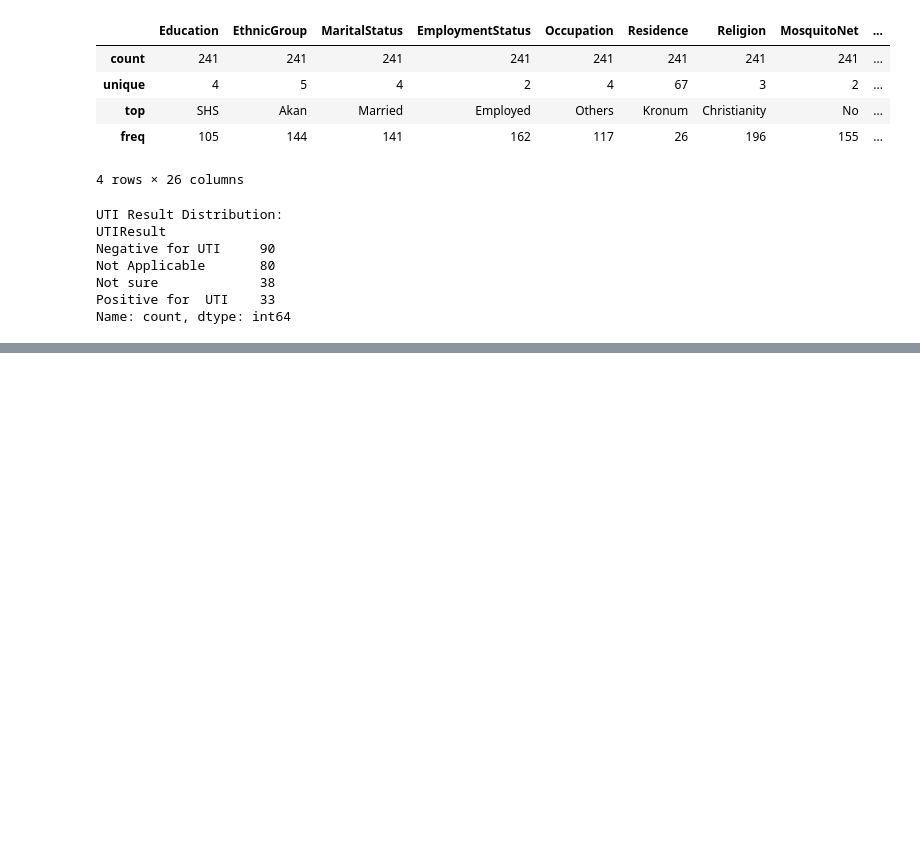
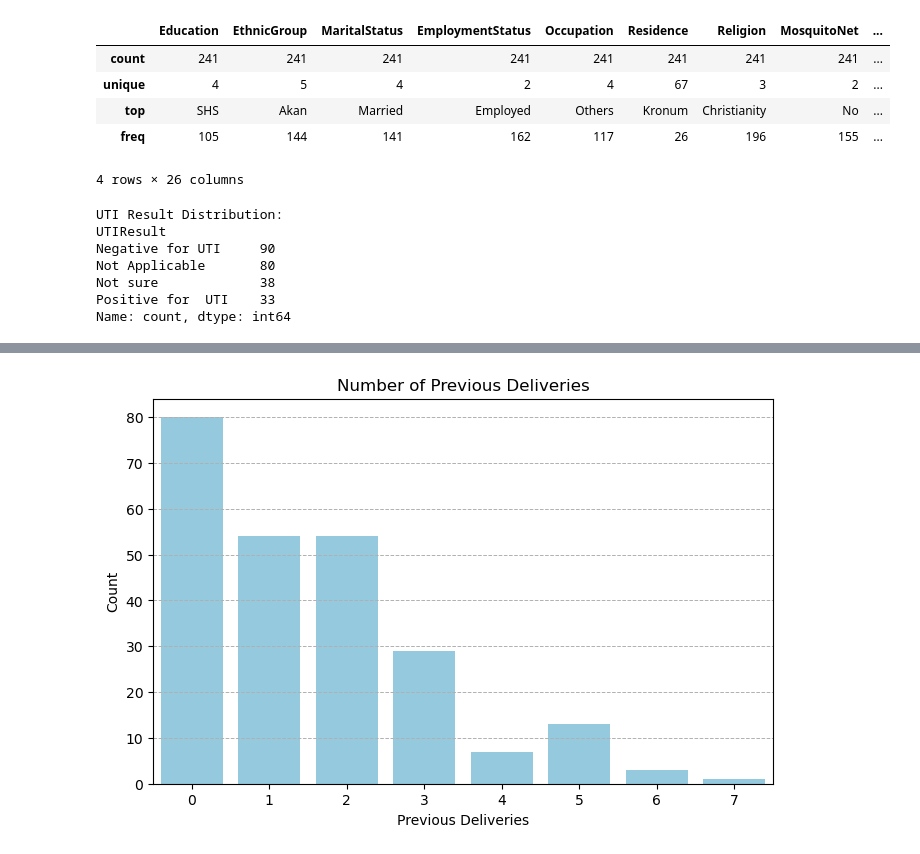
Before and after one commit to RichelCode/uti-pregnancy-analysis, a Jupyter notebook: Untitled.ipynb, the cells around one changed output, grey strips where cells are left out. Cells and saved outputs as stored; diff of their text form; code cells hidden in the pictures; blank space fills up the shorter version.

```diff
--- a/Untitled.ipynb
+++ b/Untitled.ipynb
@@ -231,0 +242,10 @@ Name: count, dtype: int64
+# %%
+plt.figure(figsize=(8, 5))
+sns.countplot(data=df_pregnancy, x='PrevDeliveries', color='skyblue')
+plt.title('Number of Previous Deliveries')
+plt.xlabel('Previous Deliveries')
+plt.ylabel('Count')
+plt.grid(axis='y', linestyle='--', linewidth=0.7)
+plt.show()
+# %% [output]
+[figure, added]
```
Also changed, not shown: parts of 3 cells of this notebook.
